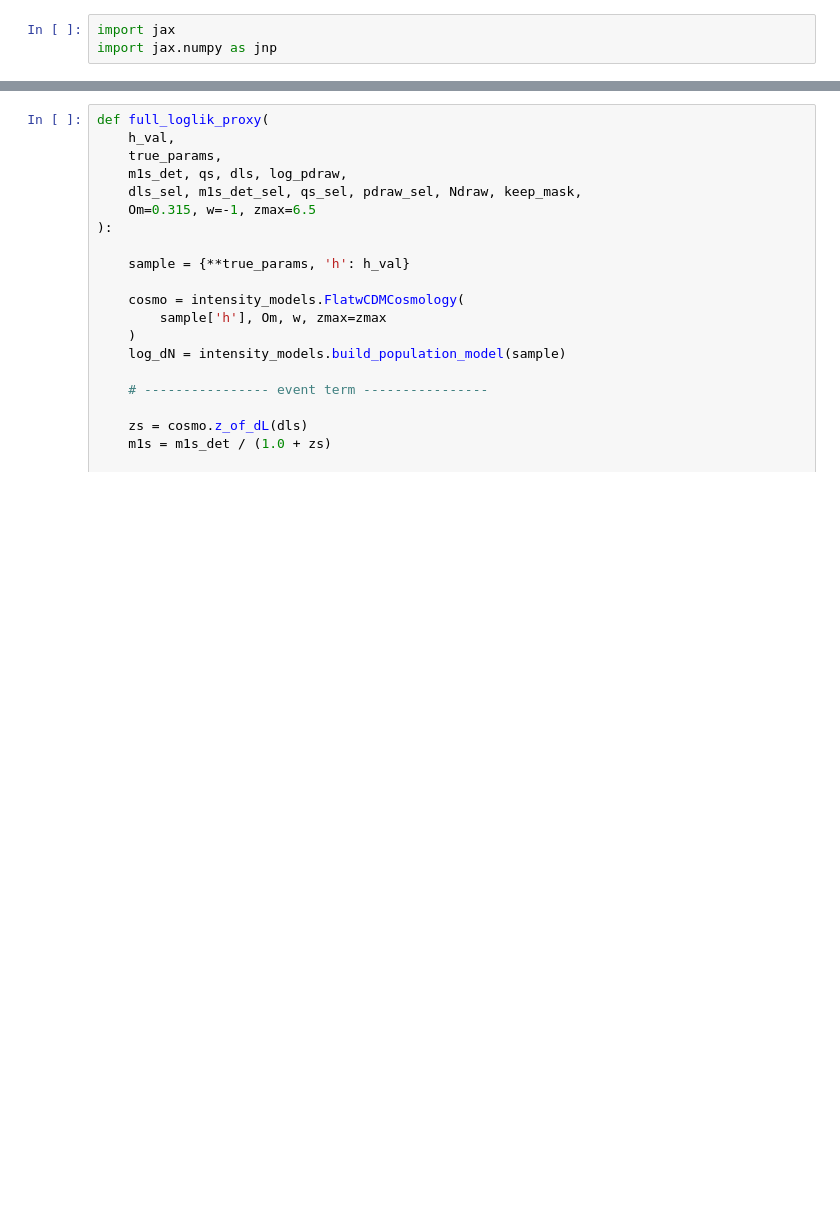
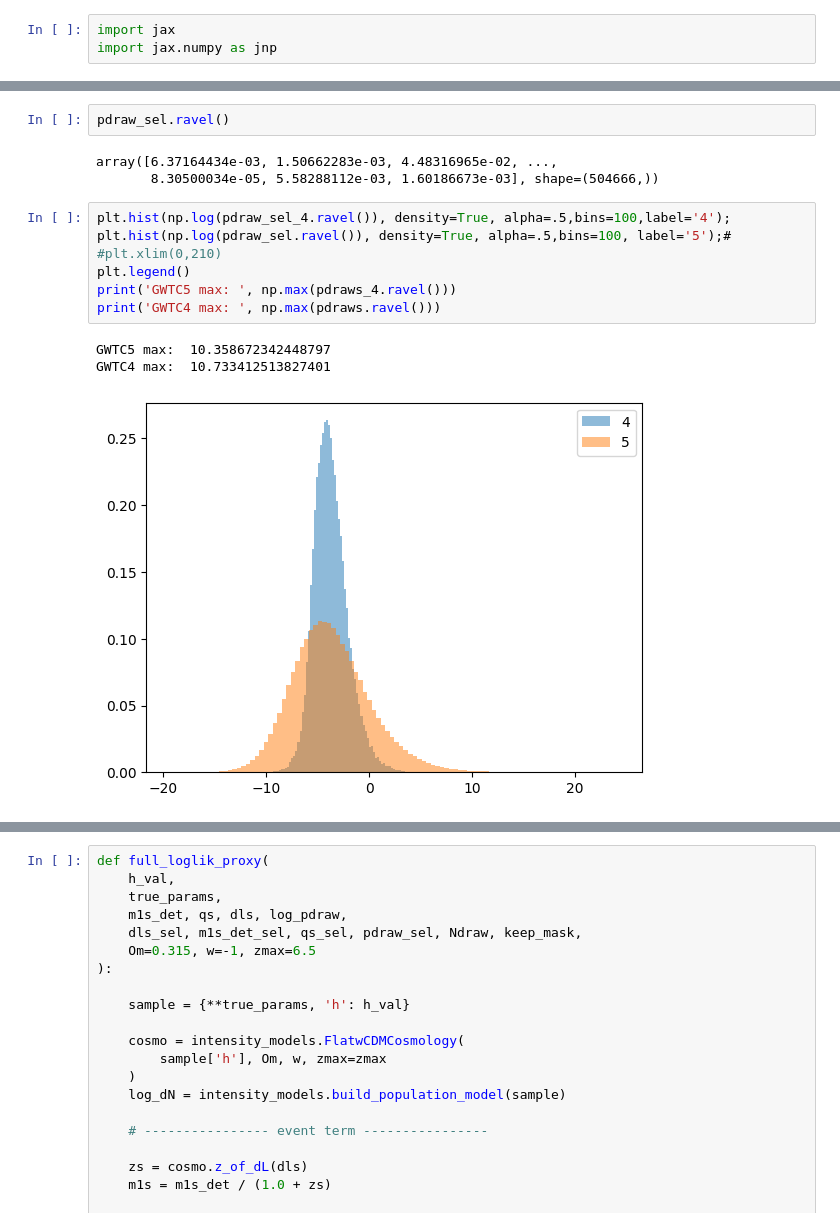
Before and after one commit to abby-moran/GW_pop_cosmo_inference, a Jupyter notebook: scripts/sandbox.ipynb, the cells around one changed output, grey strips where cells are left out. Saved outputs shown, nothing was run; the diff lists cells and outputs as text; blank space fills up the shorter version.

```diff
--- a/scripts/sandbox.ipynb
+++ b/scripts/sandbox.ipynb
@@ -104,0 +106,16 @@ reload(intensity_models)
+# %%
+pdraw_sel.ravel()
+# %% [output]
+array([6.37164434e-03, 1.50662283e-03, 4.48316965e-02, ...,
+       8.30500034e-05, 5.58288112e-03, 1.60186673e-03], shape=(504666,))
+# %%
+plt.hist(np.log(pdraw_sel_4.ravel()), density=True, alpha=.5,bins=100,label='4');
+plt.hist(np.log(pdraw_sel.ravel()), density=True, alpha=.5,bins=100, label='5');#
+#plt.xlim(0,210)
+plt.legend()
+print('GWTC5 max: ', np.max(pdraws_4.ravel()))
+print('GWTC4 max: ', np.max(pdraws.ravel()))
+# %% [output]
+GWTC5 max:  10.358672342448797
+GWTC4 max:  10.733412513827401
+[figure, added]
```
Also changed, not shown: parts of 34 cells of this notebook, 9 other files.
